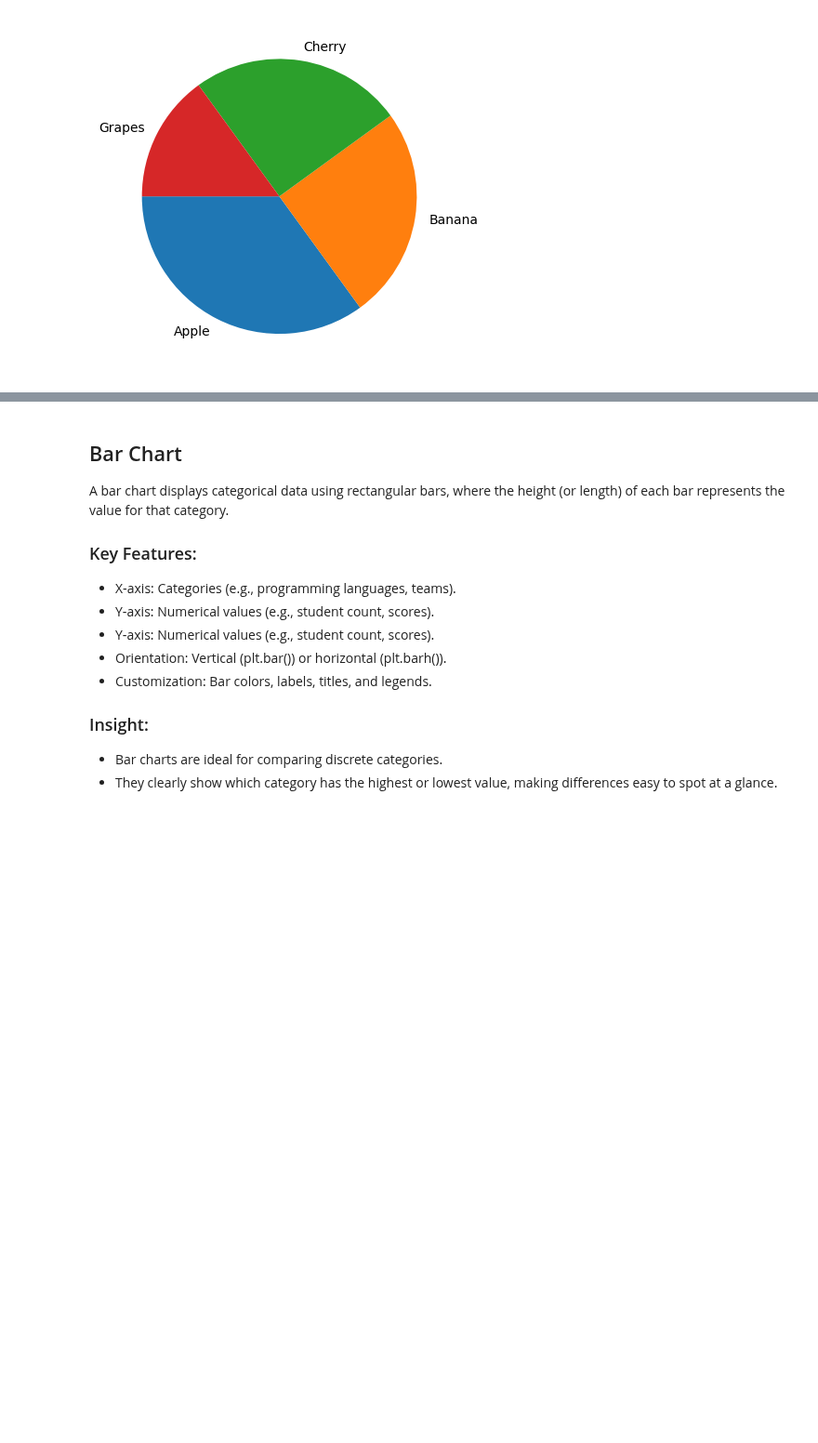
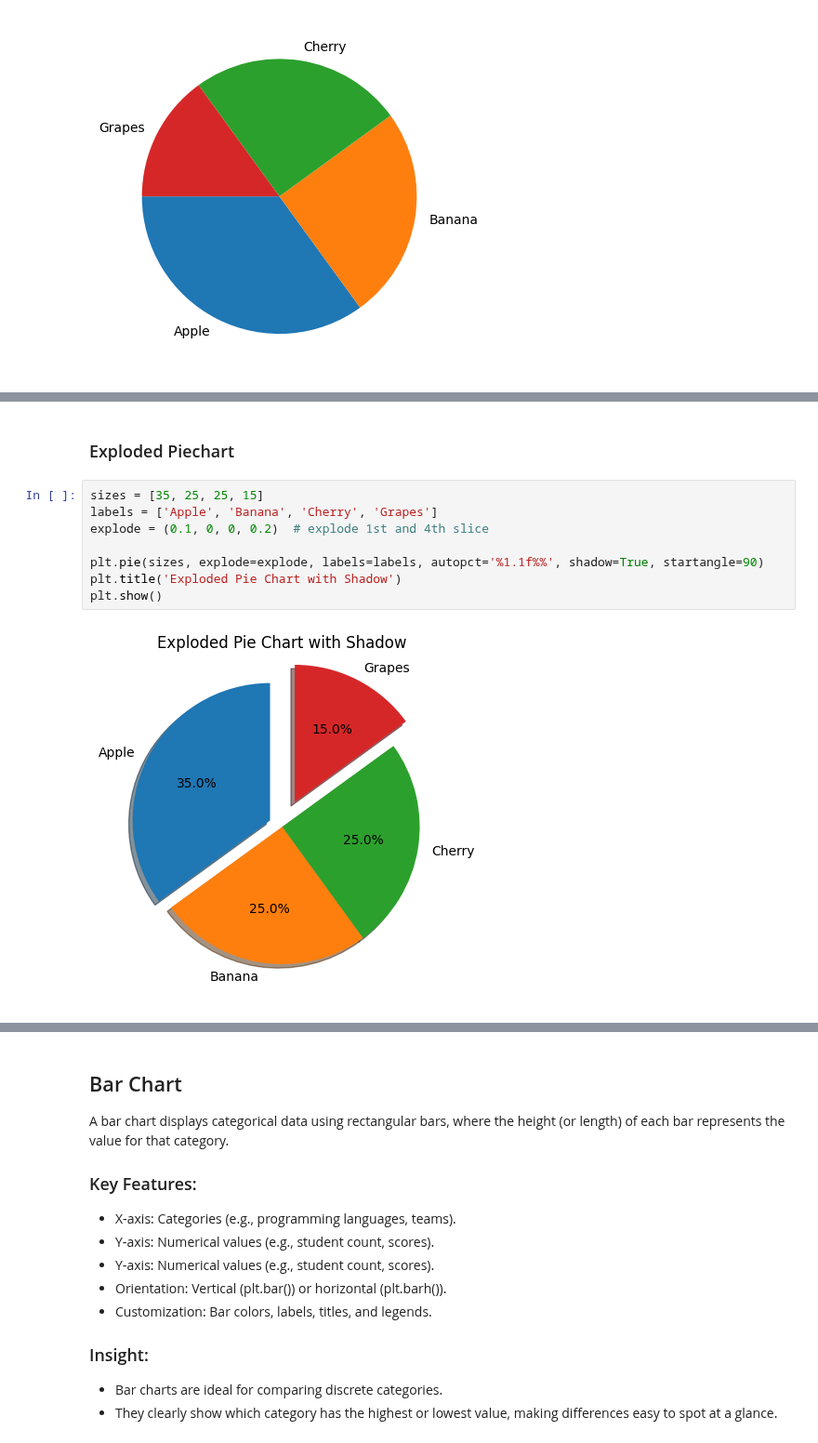
Before and after one commit to DBMoktan/datascience-ml-basics, a Jupyter notebook: Matplotlib.ipynb, the cells around one changed output, grey strips where cells are left out. Shown at 93% size. Cells and saved outputs as stored; diff of their text form; blank space fills up the shorter version.

Commit message:
Updated advanced plots: Piecharts

```diff
--- a/Matplotlib.ipynb
+++ b/Matplotlib.ipynb
@@ -394,0 +414,12 @@ plt.show()
+# %% [markdown]
+<h3>Exploded Piechart</h3>
+# %%
+sizes = [35, 25, 25, 15]
+labels = ['Apple', 'Banana', 'Cherry', 'Grapes']
+explode = (0.1, 0, 0, 0.2)  # explode 1st and 4th slice
+
+plt.pie(sizes, explode=explode, labels=labels, autopct='%1.1f%%', shadow=True, startangle=90)
+plt.title('Exploded Pie Chart with Shadow')
+plt.show()
+# %% [output]
+[figure, added]
```
Also changed, not shown: parts of 10 cells of this notebook.
